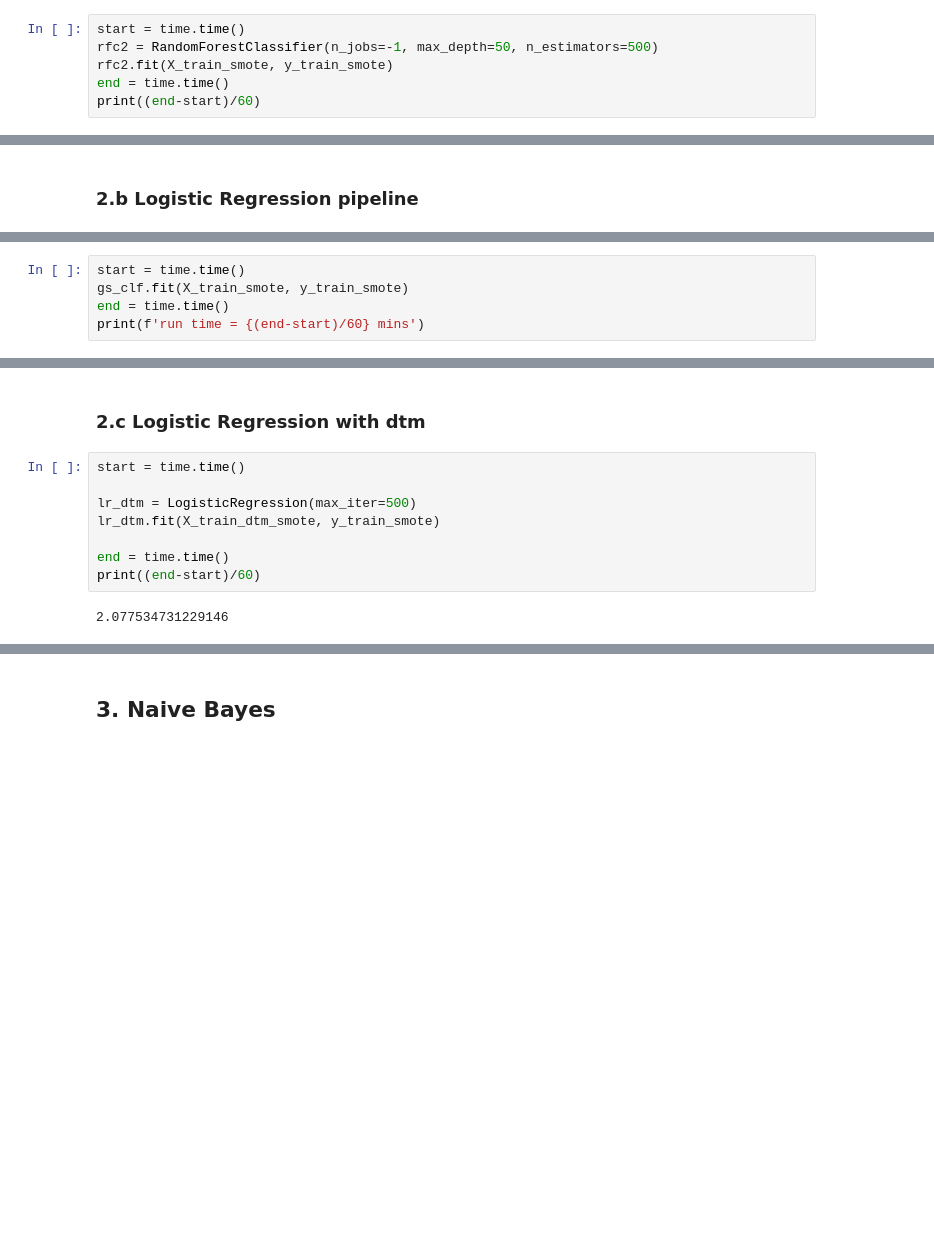
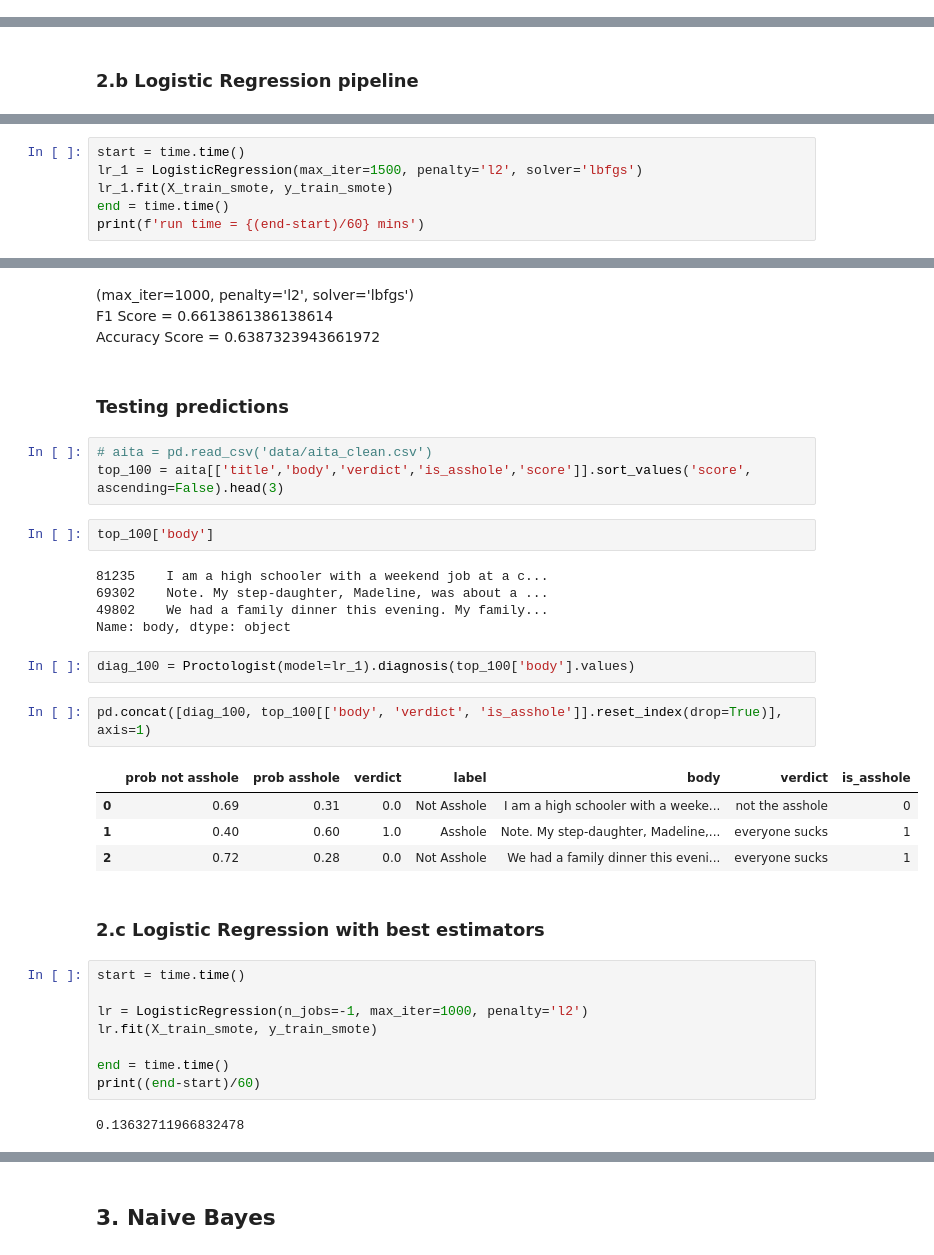
Before and after one commit to czengnn/who-is-the-asshole, a Jupyter notebook: who_the_a_2.ipynb, the cells around one changed output, grey strips where cells are left out. Drawn from its saved outputs; the diff is of its cells as text; blank space fills up the shorter version.

Commit message:
putting models together

```diff
--- a/who_the_a_2.ipynb
+++ b/who_the_a_2.ipynb
@@ -234,6 +216,0 @@ Accuracy Score = 0.6666666666666666
-# %%
-start = time.time()
-rfc2 = RandomForestClassifier(n_jobs=-1, max_depth=50, n_estimators=500)
-rfc2.fit(X_train_smote, y_train_smote)
-end = time.time()
-print((end-start)/60)
@@ -310,5 +262,6 @@ gs_clf = GridSearchCV(text_clf, params, n_jobs=-1, scoring='f1')
 # %%
 start = time.time()
-gs_clf.fit(X_train_smote, y_train_smote)
+lr_1 = LogisticRegression(max_iter=1500, penalty='l2', solver='lbfgs')
+lr_1.fit(X_train_smote, y_train_smote)
 end = time.time()
 print(f'run time = {(end-start)/60} mins')
@@ -328,13 +299,38 @@ print(f'Accuracy Score = {accuracy_score(y_test,y_pred_test)}')
+# %% [markdown]
+(max_iter=1000, penalty='l2', solver='lbfgs') <br>
+F1 Score = 0.6613861386138614<br>
+Accuracy Score = 0.6387323943661972
+# %% [markdown]
+### Testing predictions
+# %%
+# aita = pd.read_csv('data/aita_clean.csv')
+top_100 = aita[['title','body','verdict','is_asshole','score']].sort_values('score', ascending=False).head(3)
+# %%
+top_100['body']
+# %% [output]
+81235    I am a high schooler with a weekend job at a c...
+69302    Note. My step-daughter, Madeline, was about a ...
+49802    We had a family dinner this evening. My family...
+Name: body, dtype: object
+# %%
+diag_100 = Proctologist(model=lr_1).diagnosis(top_100['body'].values)
+# %%
+pd.concat([diag_100, top_100[['body', 'verdict', 'is_asshole']].reset_index(drop=True)], axis=1)
+# %% [output]
+|  | prob not asshole | prob asshole | verdict | label | body | verdict | is_asshole |
+| 0 | 0.69 | 0.31 | 0.0 | Not Asshole | I am a high schooler with a weeke... | not the asshole | 0 |
+| 1 | 0.40 | 0.60 | 1.0 | Asshole | Note. My step-daughter, Madeline,... | everyone sucks | 1 |
+| 2 | 0.72 | 0.28 | 0.0 | Not Asshole | We had a family dinner this eveni... | everyone sucks | 1 |
 # %% [markdown]
-### 2.c Logistic Regression with dtm
+### 2.c Logistic Regression with best estimators
 # %%
 start = time.time()
 
-lr_dtm = LogisticRegression(max_iter=500)
-lr_dtm.fit(X_train_dtm_smote, y_train_smote)
+lr = LogisticRegression(n_jobs=-1, max_iter=1000, penalty='l2')
+lr.fit(X_train_smote, y_train_smote)
 
 end = time.time()
 print((end-start)/60)
 # %% [output]
-2.077534731229146
+0.13632711966832478
 # %%
```
Also changed, not shown: parts of 29 cells of this notebook, 3 other files.
